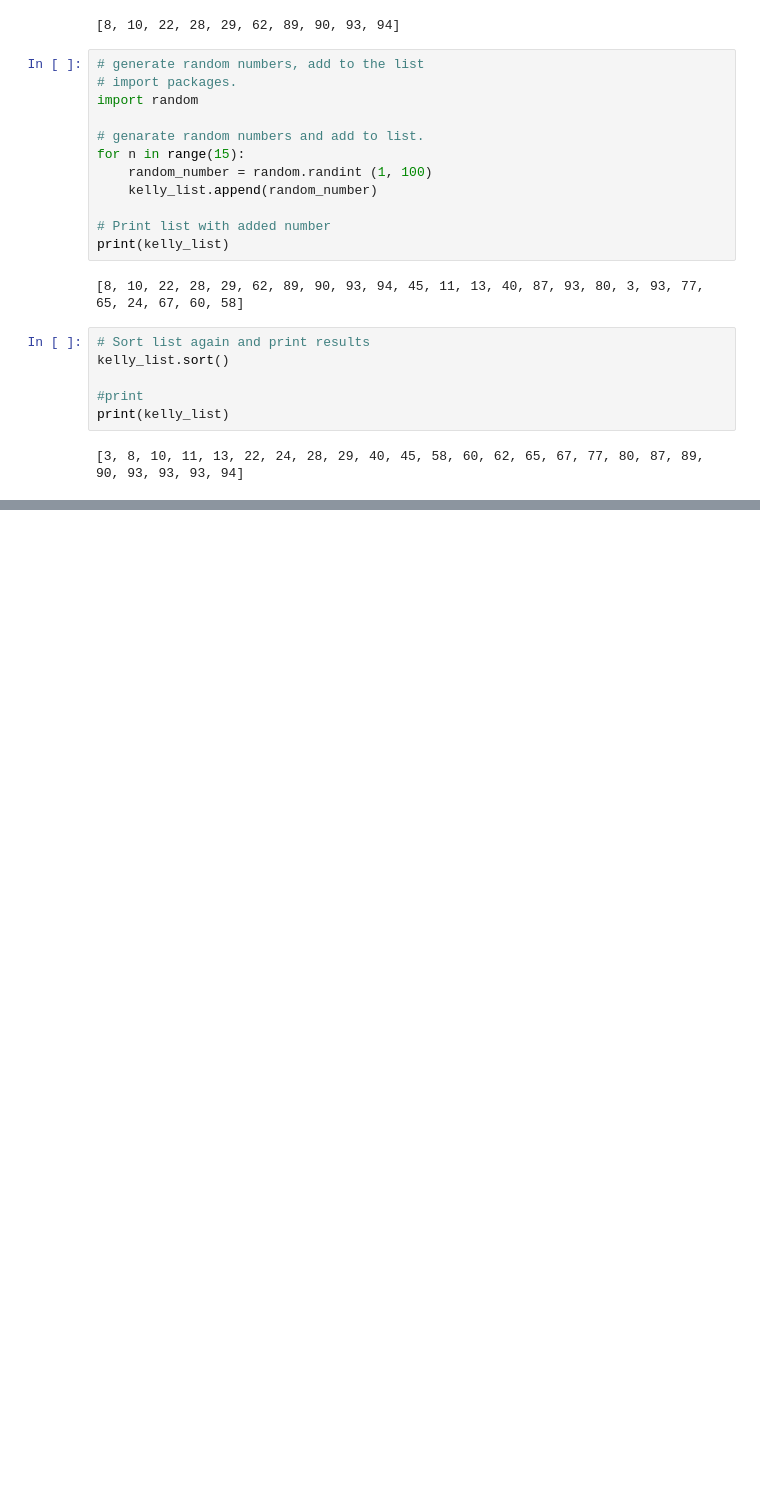
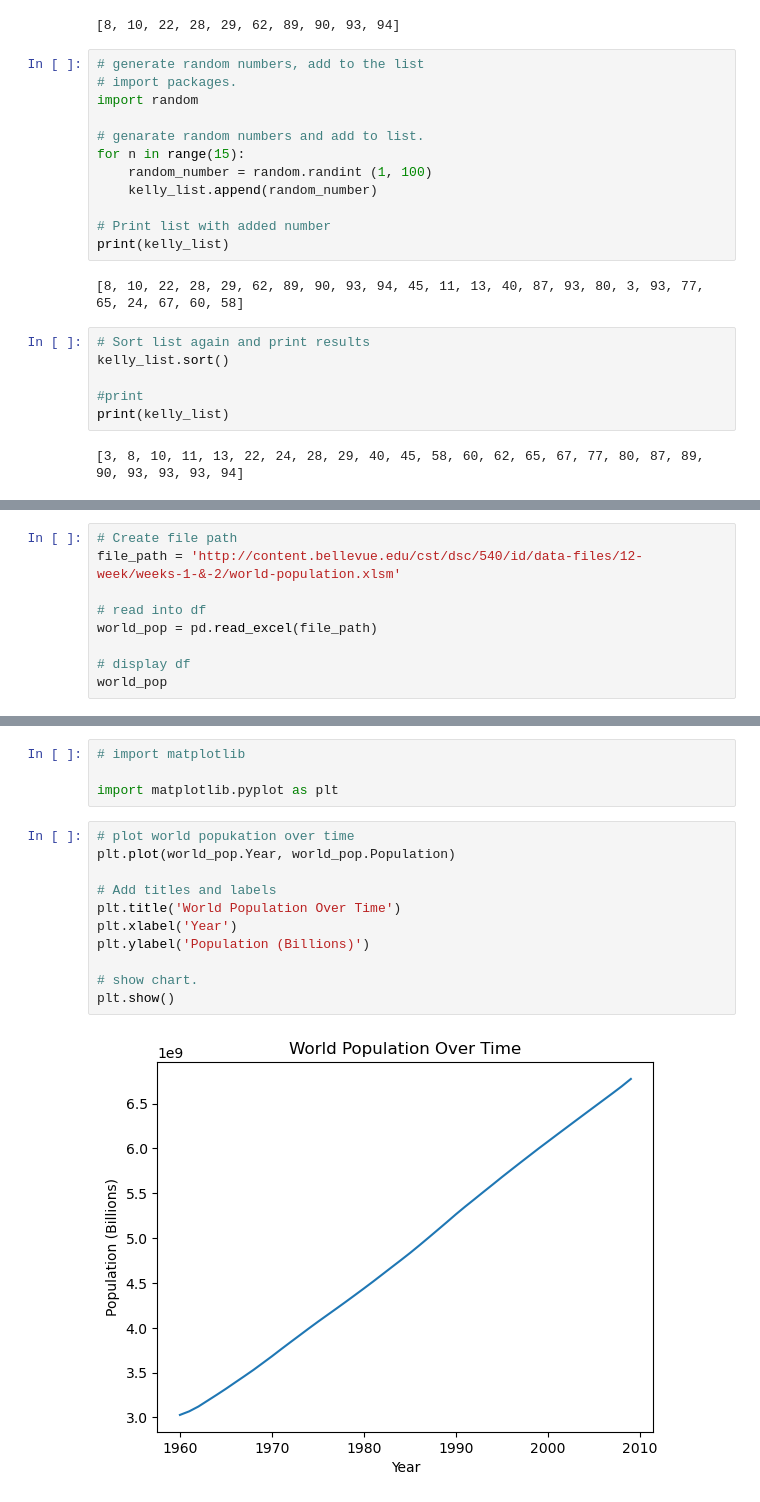
Before and after one commit to Matt-Heinen/DSC-540, a Jupyter notebook: Heinen_ DSC540_Week1&2.ipynb, the cells around one changed output, grey strips where cells are left out. Saved outputs shown, nothing was run; the diff lists cells and outputs as text; blank space fills up the shorter version.

```diff
--- a/Heinen_ DSC540_Week1&2.ipynb
+++ b/Heinen_ DSC540_Week1&2.ipynb
@@ -56,0 +66,9 @@ print(kelly_list)
+# %%
+# Create file path
+file_path = 'http://content.bellevue.edu/cst/dsc/540/id/data-files/12-week/weeks-1-&-2/world-population.xlsm'
+
+# read into df
+world_pop = pd.read_excel(file_path)
+
+# display df
+world_pop
@@ -56,0 +93,17 @@ print(kelly_list)
+# %%
+# import matplotlib
+
+import matplotlib.pyplot as plt
+# %%
+# plot world popukation over time
+plt.plot(world_pop.Year, world_pop.Population)
+
+# Add titles and labels
+plt.title('World Population Over Time')
+plt.xlabel('Year')
+plt.ylabel('Population (Billions)')
+
+# show chart.
+plt.show()
+# %% [output]
+[figure, added]
```
Also changed, not shown: parts of 3 cells of this notebook.
